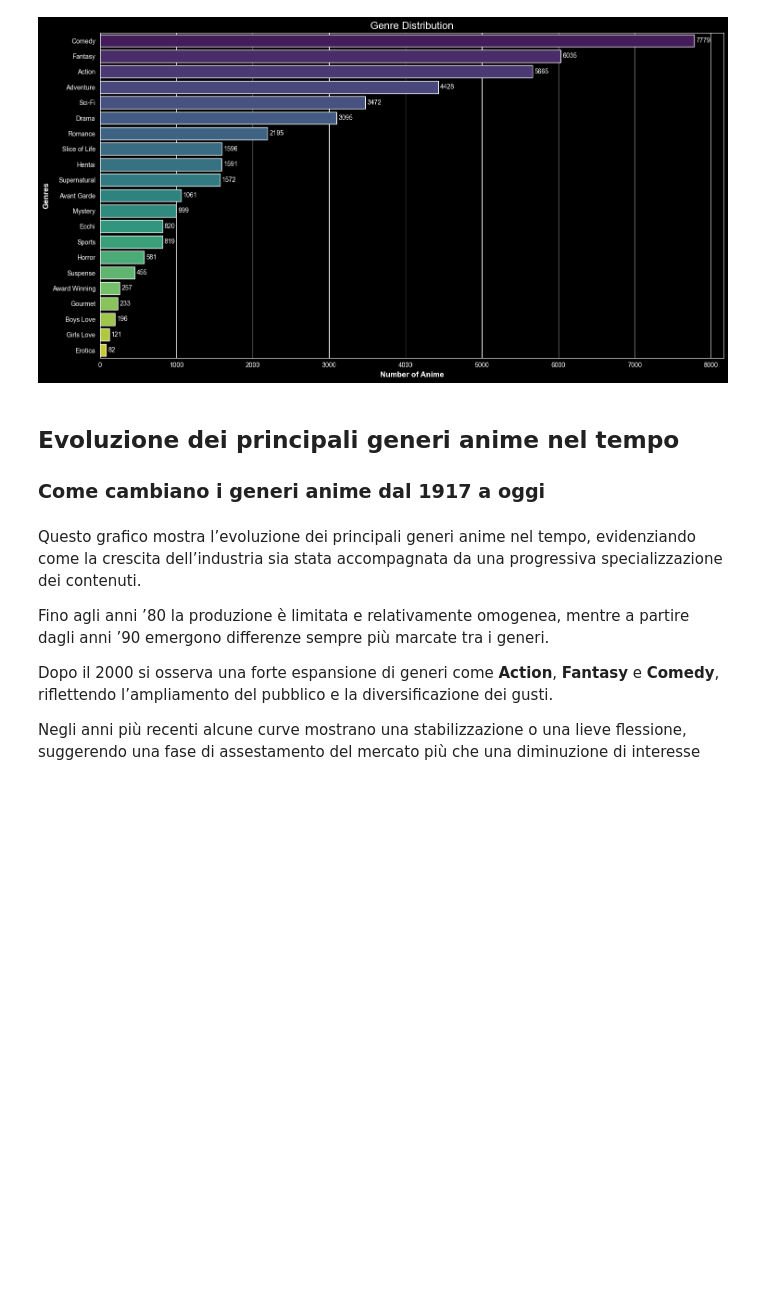
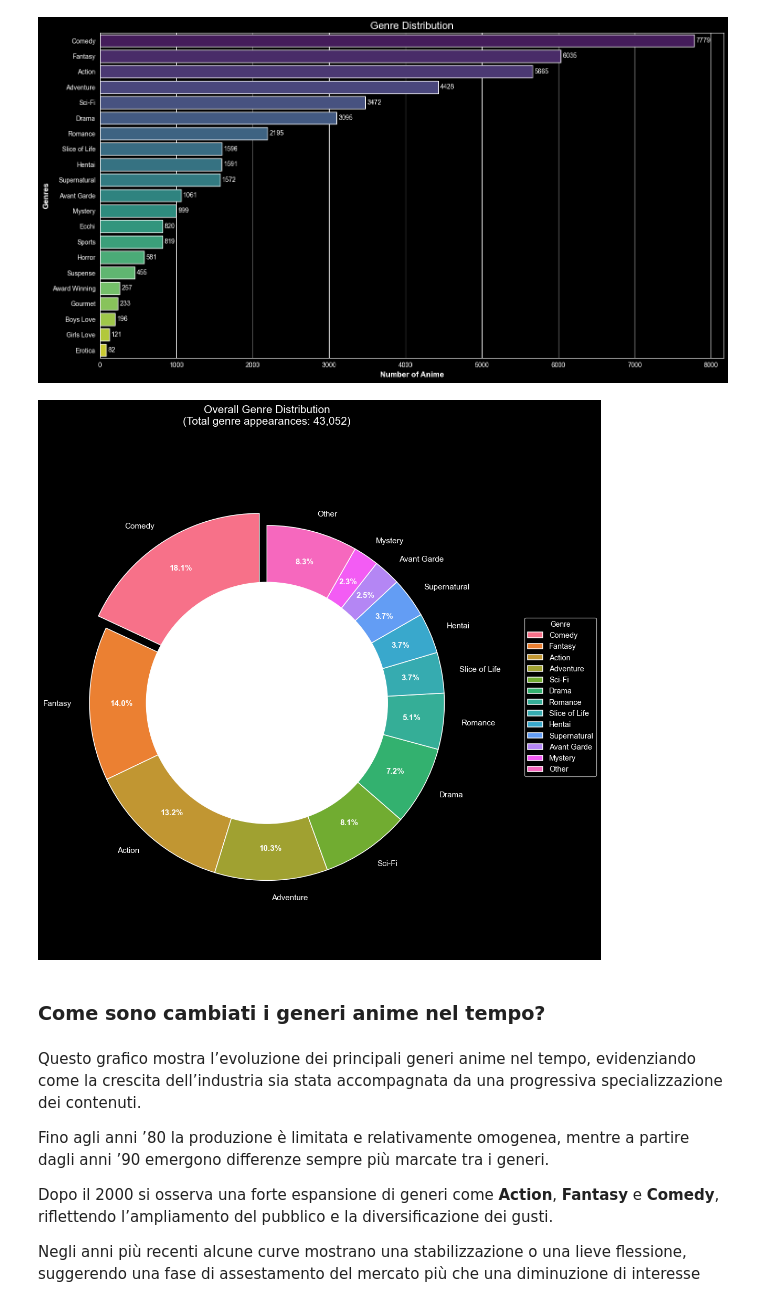
Before and after one commit to kledisateqja/hci-assignment, a Jupyter notebook: solution/notebook/storytelling.ipynb, the cells around one changed output. Drawn from its saved outputs; the diff is of its cells as text; code cells hidden in the pictures; blank space fills up the shorter version.

Commit message:
fix: reorganize charts for logical grouping and + fix overoll gender distribution

```diff
--- a/solution/notebook/storytelling.ipynb
+++ b/solution/notebook/storytelling.ipynb
@@ -80,10 +82,64 @@ plt.tight_layout()
 plt.show()
 # %% [output]
 [figure]
+# %%
+details = df_details.copy()
+details = details.dropna(subset=['genres'])
+details['genres'] = details['genres'].apply(utils.parse_genres)
+# Explode: una riga per ogni genere
+genres_df = details.explode('genres')
+# Conta quante volte compare ogni genere
+genre_total = genres_df['genres'].value_counts()
+# Top 12 generi + Other
+top_n_pie = 12
+top_genres_pie = genre_total.head(top_n_pie)
+other_count = genre_total.iloc[top_n_pie:].sum()
+
+if other_count > 0:
+    pie_data = pd.concat([
+        top_genres_pie,
+        pd.Series({'Other': other_count})
+    ])
+else:
+    pie_data = top_genres_pie
+
+plt.figure(figsize=(11, 11))
+colors = sns.color_palette("husl", len(pie_data))
+
+# Explode solo sulla fetta più grande
+explode = [0.08 if genre == pie_data.idxmax() else 0 for genre in pie_data.index]
+
+wedges, texts, autotexts = plt.pie(
+    pie_data.values,
+    labels=pie_data.index,
+    autopct='%1.1f%%',
+    startangle=90,
+    colors=colors,
+    explode=explode,
+    pctdistance=0.82,
+    wedgeprops={'edgecolor': 'white', 'linewidth': 1.1},
+    textprops={'fontsize': 11}
+)
+
+# Stile percentuali
+for autotext in autotexts:
+    autotext.set_color('white')
+    autotext.set_fontweight('bold')
+
+plt.title(f"Overall Genre Distribution\n(Total genre appearances: {genre_total.sum():,})",fontsize=15, pad=20)
+# Effetto donut
+centre_circle = plt.Circle((0, 0), 0.68, fc='white')
+fig = plt.gcf()
+fig.gca().add_artist(centre_circle)
+# Legenda
+plt.legend(pie_data.index, title="Genre", loc="center left",bbox_to_anchor=(1.15, 0.5), fontsize=10.5)
+plt.axis('equal')
+plt.tight_layout()
+plt.show()
+# %% [output]
+[figure, added]
 # %% [markdown]
-## Evoluzione dei principali generi anime nel tempo
-
-### Come cambiano i generi anime dal 1917 a oggi
+### Come sono cambiati i generi anime nel tempo?
 # %%
 df_gen_evol = df_details.copy()
 df_gen_evol = df_gen_evol.dropna(subset=['year'])
```
Also changed, not shown: parts of 28 cells of this notebook.
